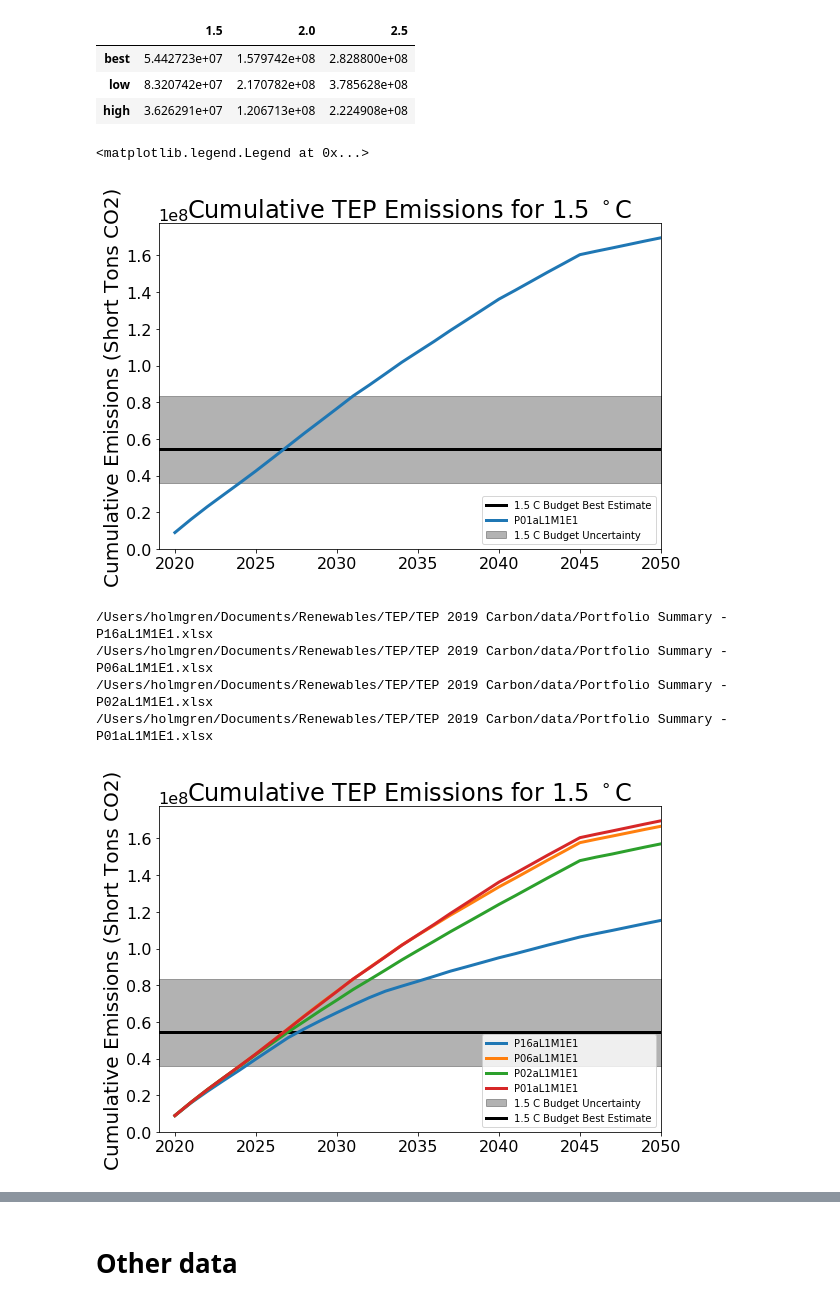
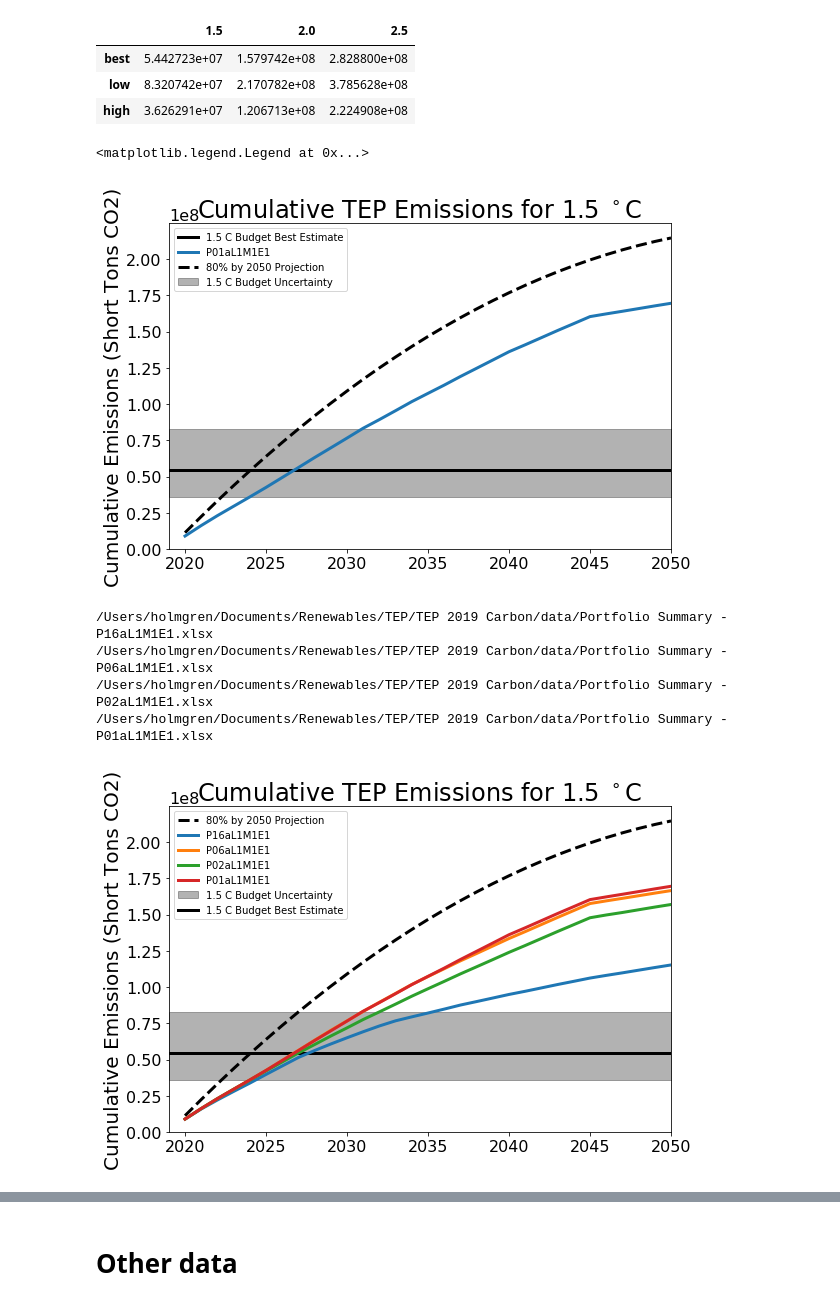
Before and after one commit to CLIMAS-UA/tepcarbon, a Jupyter notebook: tep_carbon.ipynb, the cells around one changed output, grey strips where cells are left out. Drawn from its saved outputs; the diff is of its cells as text; code cells hidden in the pictures.

Commit message:
80 percent by 2050 reference case. plots in git (#5)
* 80 percent by 2050 reference case. plots in git

* forgot 1.5. apply styles uniformly

```diff
--- a/tep_carbon.ipynb
+++ b/tep_carbon.ipynb
@@ -470,7 +545,7 @@ def read_portfolio(path):
     return name, changes, energy, financial, environmental
 # %%
 portfolio = 'P01aL1M1E1'
-path = root_path / f'Portfolio Summary - {portfolio}.xlsx'
+path = data_path / f'Portfolio Summary - {portfolio}.xlsx'
 name, changes, energy, financial, environmental = read_portfolio(path)
 # %%
 fig, ax = plt.subplots()
@@ -942,13 +1017,20 @@ carbon_budgets_tep
 # %%
 now = pd.Timestamp.utcnow().strftime('%Y-%m-%d %H:%M:%SZ')
 comment = f'# TEP carbon budget in units of short tons. Created {now} \n'
-with open(root_path / 'carbon_budgets.csv', 'w') as f:
+with open(data_path / 'carbon_budgets.csv', 'w') as f:
     f.write(comment)
     carbon_budgets_tep.to_csv(f, index_label='estimate')
 # %%
 scope = 'Direct CO2 Emissions, tons'
 # %%
 cumulative = environmental.cumsum()[scope]
+# %%
+yearly_emissions_80by50_styles = dict(
+    color='k',
+    linestyle='--',
+    label=yearly_emissions_80by50_cumulative.name,
+    zorder=9
+)
 # %%
 def cumulative_plot(carbon_budget_tep, target):
     fig, ax = plt.subplots()
@@ -963,13 +1045,14 @@ def cumulative_plot(carbon_budget_tep, target):
 target = 1.5
 fig, ax = cumulative_plot(carbon_budgets_tep[target], 1.5)
 ax.plot(cumulative.index, cumulative.values, zorder=10, label=name)
+ax.plot(yearly_emissions_80by50_cumulative.index.year, yearly_emissions_80by50_cumulative.values, **yearly_emissions_80by50_styles)
 ax.set_ylim(0, None)
-ax.legend(loc=4)
+ax.legend(loc=2)
 # %% [output]
 <matplotlib.legend.Legend at 0x...>
-[figure, old version]
+[figure, new version]
 # %%
-portfolios = root_path.glob('Portfolio Summary - P*.xlsx')
+portfolios = data_path.glob('Portfolio Summary - P*.xlsx')
 
 cumulatives = {}
 for portfolio in portfolios:
@@ -988,17 +1071,19 @@ cumulatives = pd.DataFrame(cumulatives)
 # %%
 target = 1.5
 fig, ax = cumulative_plot(carbon_budgets_tep[target], target)
+
+ax.plot(yearly_emissions_80by50_cumulative.index.year, yearly_emissions_80by50_cumulative.values, **yearly_emissions_80by50_styles)
 
 for name, cumulative in cumulatives.items():
     ax.plot(cumulative.index, cumulative.values, zorder=10, label=name)
 
 ax.set_ylim(0, None)
 handles, labels = ax.get_legend_handles_labels()
-ax.legend(handles[1:] + [handles[0]], labels[1:] + [labels[0]], loc=4)
+ax.legend(handles[1:] + [handles[0]], labels[1:] + [labels[0]], loc=2)
 
-fig.savefig(root_path / f'portfolios_{target}C.png', dpi=300)
+fig.savefig(output_path / f'portfolios_{target}C.png', dpi=300)
 # %% [output]
-[figure, old version]
+[figure, new version]
 # %%
 target = 2.0
 fig, ax = cumulative_plot(carbon_budgets_tep[target], target)
```
Also changed, not shown: parts of 14 cells of this notebook, 5 other files.
